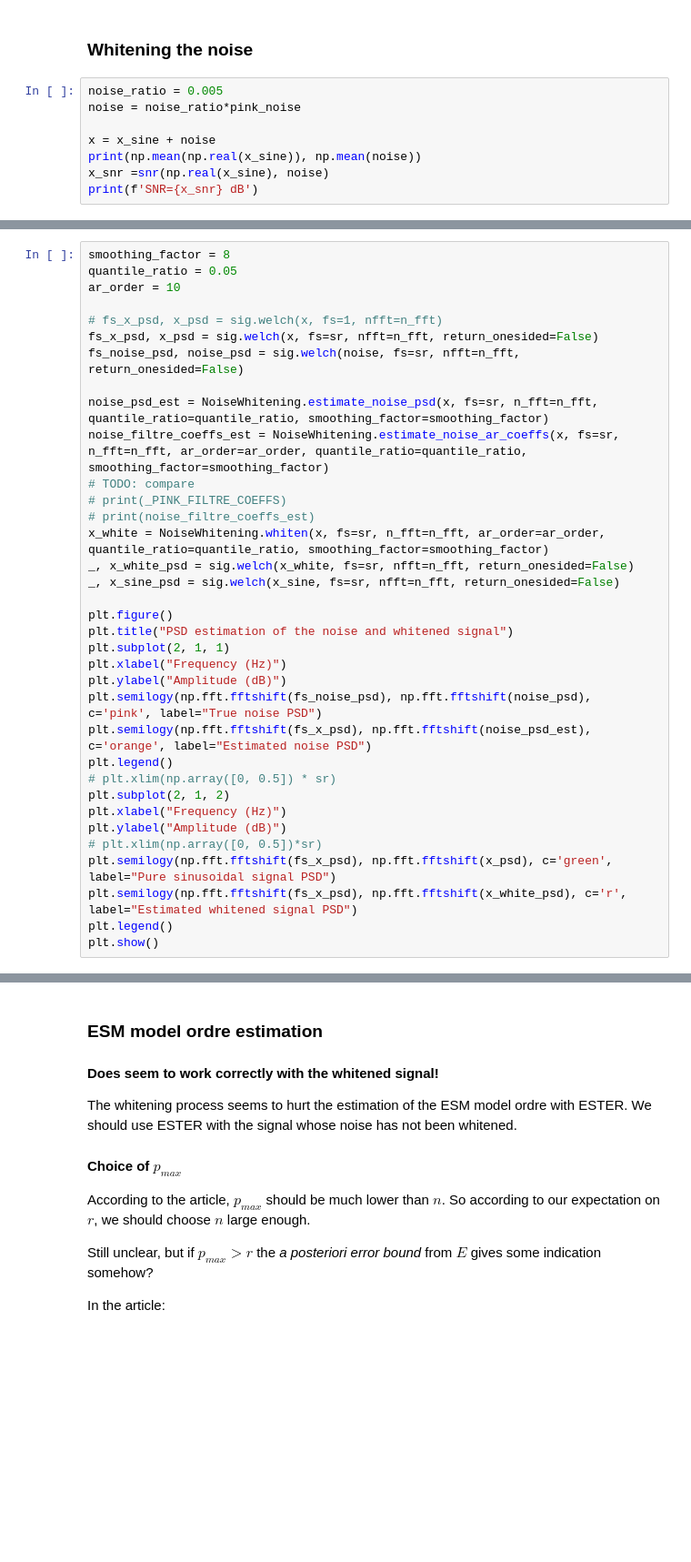
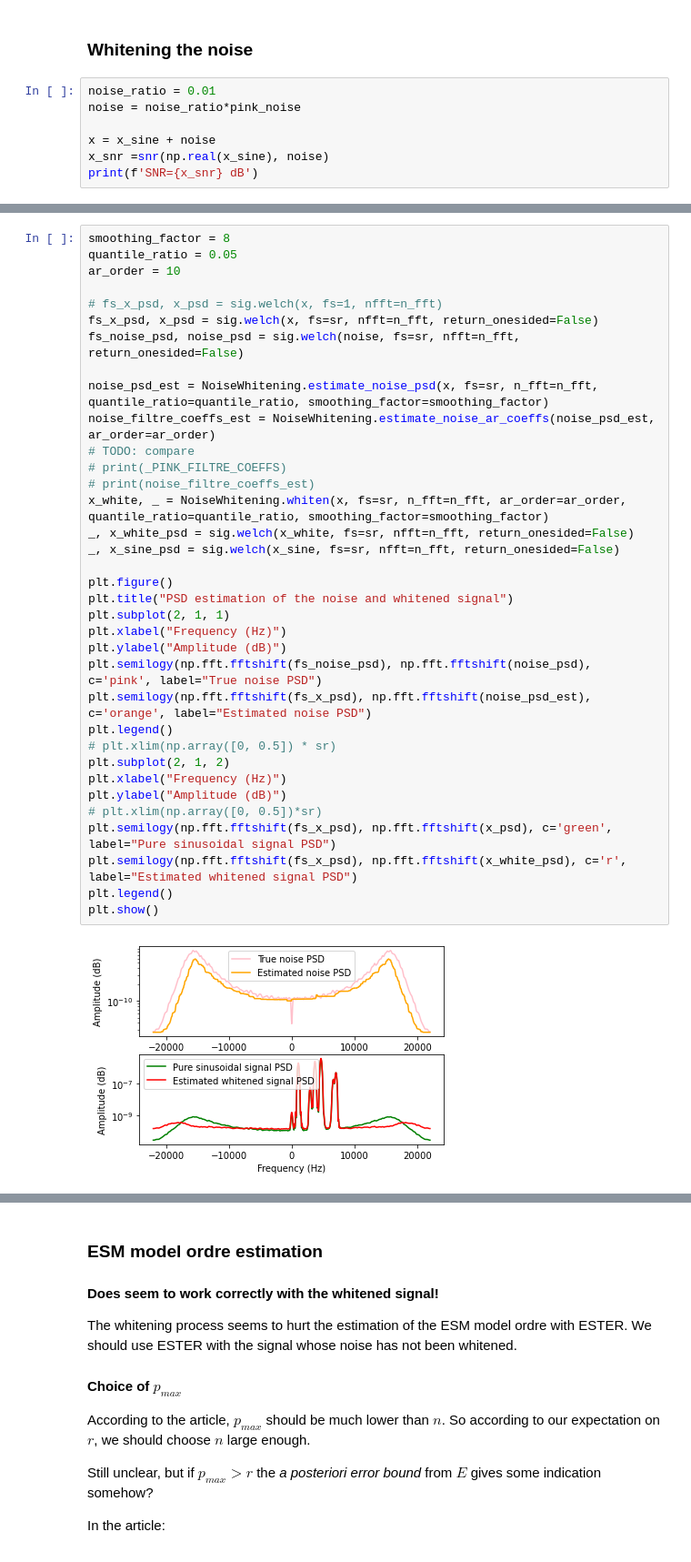
Before and after one commit to piptouque/atiam_pam_hrparam, a Jupyter notebook: source/synth_hr_pierre.ipynb, the cells around one changed output, grey strips where cells are left out. Shown at 91% size. Drawn from its saved outputs; the diff is of its cells as text; blank space fills up the shorter version.

```diff
--- a/source/synth_hr_pierre.ipynb
+++ b/source/synth_hr_pierre.ipynb
@@ -101,10 +114,9 @@ plt.show()
 # %% [markdown]
 ### Whitening the noise
 # %%
-noise_ratio = 0.005
+noise_ratio = 0.01
 noise = noise_ratio*pink_noise
 
 x = x_sine + noise
-print(np.mean(np.real(x_sine)), np.mean(noise))
 x_snr =snr(np.real(x_sine), noise)
 print(f'SNR={x_snr} dB')
@@ -114,34 +128,36 @@ quantile_ratio = 0.05
 ar_order = 10
 
 # fs_x_psd, x_psd = sig.welch(x, fs=1, nfft=n_fft)
 fs_x_psd, x_psd = sig.welch(x, fs=sr, nfft=n_fft, return_onesided=False)
 fs_noise_psd, noise_psd = sig.welch(noise, fs=sr, nfft=n_fft, return_onesided=False)
 
 noise_psd_est = NoiseWhitening.estimate_noise_psd(x, fs=sr, n_fft=n_fft, quantile_ratio=quantile_ratio, smoothing_factor=smoothing_factor)
-noise_filtre_coeffs_est = NoiseWhitening.estimate_noise_ar_coeffs(x, fs=sr, n_fft=n_fft, ar_order=ar_order, quantile_ratio=quantile_ratio, smoothing_factor=smoothing_factor)
+noise_filtre_coeffs_est = NoiseWhitening.estimate_noise_ar_coeffs(noise_psd_est, ar_order=ar_order)
 # TODO: compare
 # print(_PINK_FILTRE_COEFFS)
 # print(noise_filtre_coeffs_est)
-x_white = NoiseWhitening.whiten(x, fs=sr, n_fft=n_fft, ar_order=ar_order, quantile_ratio=quantile_ratio, smoothing_factor=smoothing_factor)
+x_white, _ = NoiseWhitening.whiten(x, fs=sr, n_fft=n_fft, ar_order=ar_order, quantile_ratio=quantile_ratio, smoothing_factor=smoothing_factor)
 _, x_white_psd = sig.welch(x_white, fs=sr, nfft=n_fft, return_onesided=False)
 _, x_sine_psd = sig.welch(x_sine, fs=sr, nfft=n_fft, return_onesided=False)
 
 plt.figure()
 plt.title("PSD estimation of the noise and whitened signal")
 plt.subplot(2, 1, 1)
 plt.xlabel("Frequency (Hz)")
 plt.ylabel("Amplitude (dB)")
 plt.semilogy(np.fft.fftshift(fs_noise_psd), np.fft.fftshift(noise_psd), c='pink', label="True noise PSD")
 plt.semilogy(np.fft.fftshift(fs_x_psd), np.fft.fftshift(noise_psd_est), c='orange', label="Estimated noise PSD")
 plt.legend()
 # plt.xlim(np.array([0, 0.5]) * sr)
 plt.subplot(2, 1, 2)
 plt.xlabel("Frequency (Hz)")
 plt.ylabel("Amplitude (dB)")
 # plt.xlim(np.array([0, 0.5])*sr)
 plt.semilogy(np.fft.fftshift(fs_x_psd), np.fft.fftshift(x_psd), c='green', label="Pure sinusoidal signal PSD")
 plt.semilogy(np.fft.fftshift(fs_x_psd), np.fft.fftshift(x_white_psd), c='r', label="Estimated whitened signal PSD")
 plt.legend()
 plt.show()
+# %% [output]
+[figure, added]
 # %%
 ipd.Audio(np.real(x), rate=sr)
```
Also changed, not shown: parts of 14 cells of this notebook, 5 other files.
